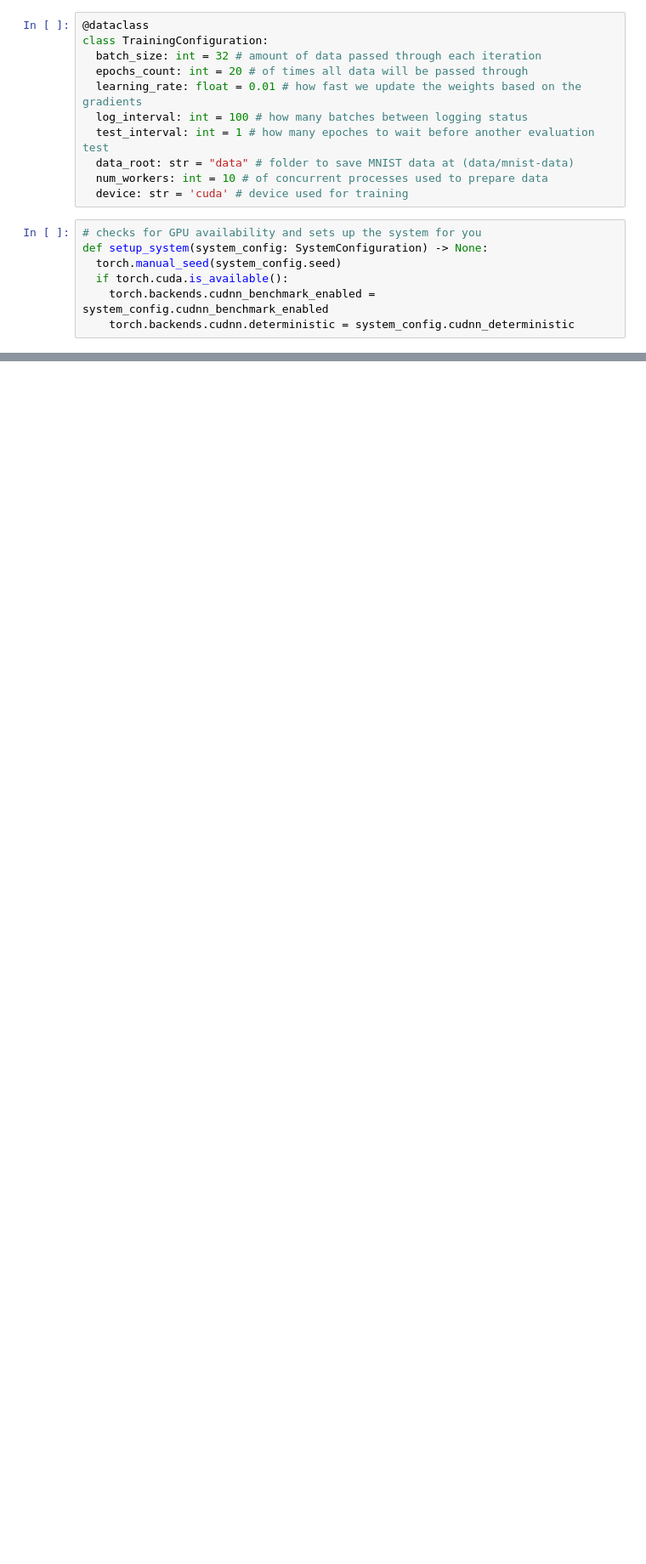
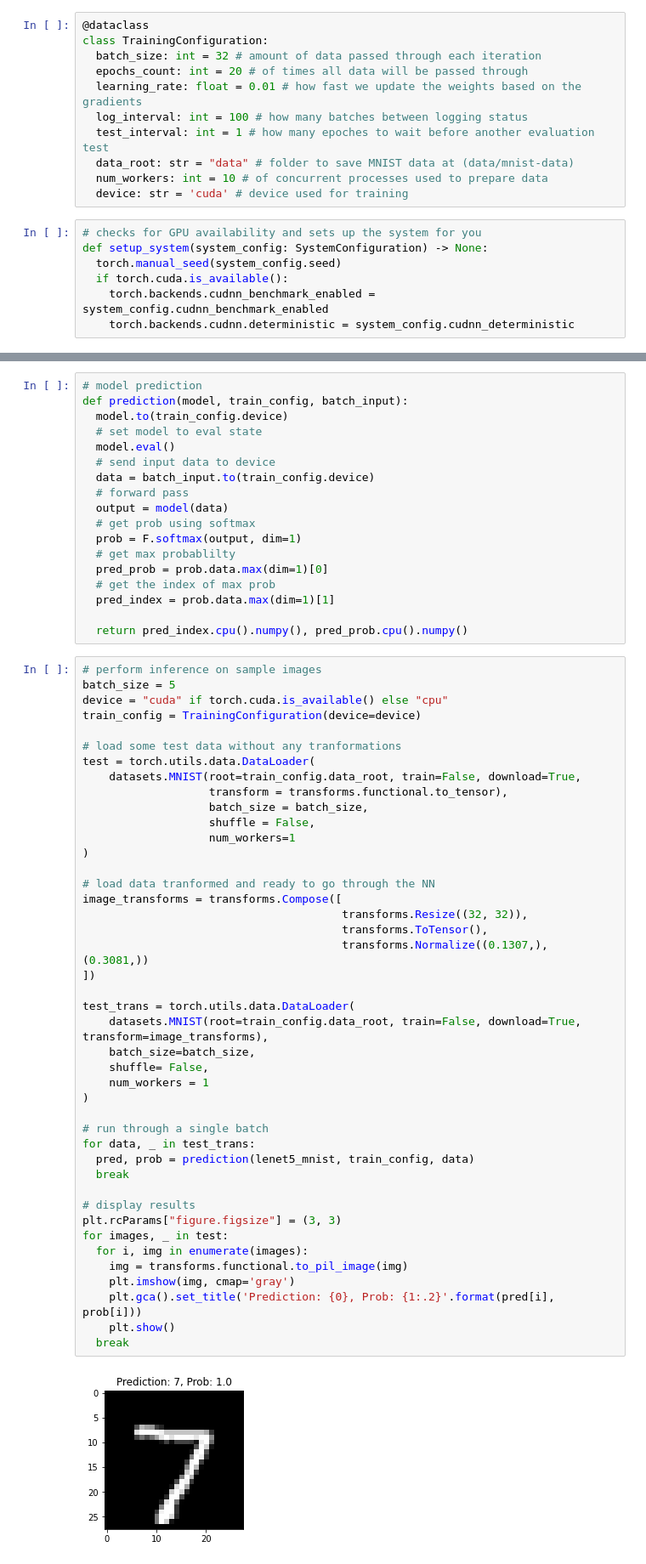
Before and after one commit to bassoline/DeepLearning, a Jupyter notebook: LeNet.ipynb, the cells around one changed output, grey strips where cells are left out. Shown: that part at 85% size. Drawn from its saved outputs; the diff is of its cells as text; blank space fills up the shorter version.

```diff
--- a/LeNet.ipynb
+++ b/LeNet.ipynb
@@ -190,0 +430,63 @@ def validation(
+# %%
+# model prediction
+def prediction(model, train_config, batch_input):
+  model.to(train_config.device)
+  # set model to eval state
+  model.eval()
+  # send input data to device
+  data = batch_input.to(train_config.device)
+  # forward pass
+  output = model(data)
+  # get prob using softmax
+  prob = F.softmax(output, dim=1)
+  # get max probablilty
+  pred_prob = prob.data.max(dim=1)[0]
+  # get the index of max prob
+  pred_index = prob.data.max(dim=1)[1]
+
+  return pred_index.cpu().numpy(), pred_prob.cpu().numpy()
+# %%
+# perform inference on sample images
+batch_size = 5
+device = "cuda" if torch.cuda.is_available() else "cpu"
+train_config = TrainingConfiguration(device=device)
+
+# load some test data without any tranformations
+test = torch.utils.data.DataLoader(
+    datasets.MNIST(root=train_config.data_root, train=False, download=True,
+                   transform = transforms.functional.to_tensor),
+                   batch_size = batch_size,
+                   shuffle = False,
+                   num_workers=1
+)
+
+# load data tranformed and ready to go through the NN
+image_transforms = transforms.Compose([
+                                       transforms.Resize((32, 32)),
+                                       transforms.ToTensor(),
+                                       transforms.Normalize((0.1307,), (0.3081,))
+])
+
+test_trans = torch.utils.data.DataLoader(
+    datasets.MNIST(root=train_config.data_root, train=False, download=True, transform=image_transforms),
+    batch_size=batch_size,
+    shuffle= False,
+    num_workers = 1
+)
+
+# run through a single batch
+for data, _ in test_trans:
+  pred, prob = prediction(lenet5_mnist, train_config, data)
+  break
+
+# display results
+plt.rcParams["figure.figsize"] = (3, 3)
+for images, _ in test:
+  for i, img in enumerate(images):
+    img = transforms.functional.to_pil_image(img)
+    plt.imshow(img, cmap='gray')
+    plt.gca().set_title('Prediction: {0}, Prob: {1:.2}'.format(pred[i], prob[i]))
+    plt.show()
+  break
+# %% [output]
+[figure, added]
```
Also changed, not shown: parts of 17 cells of this notebook.
